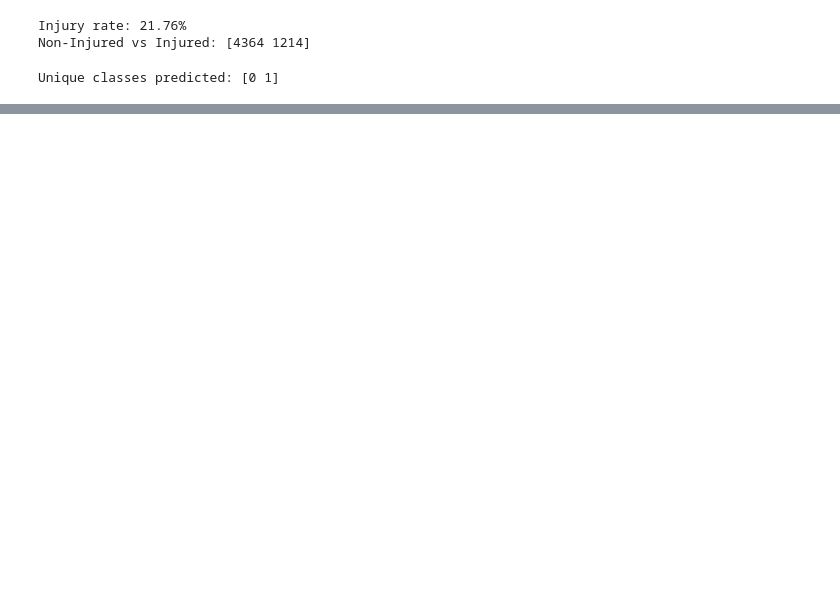
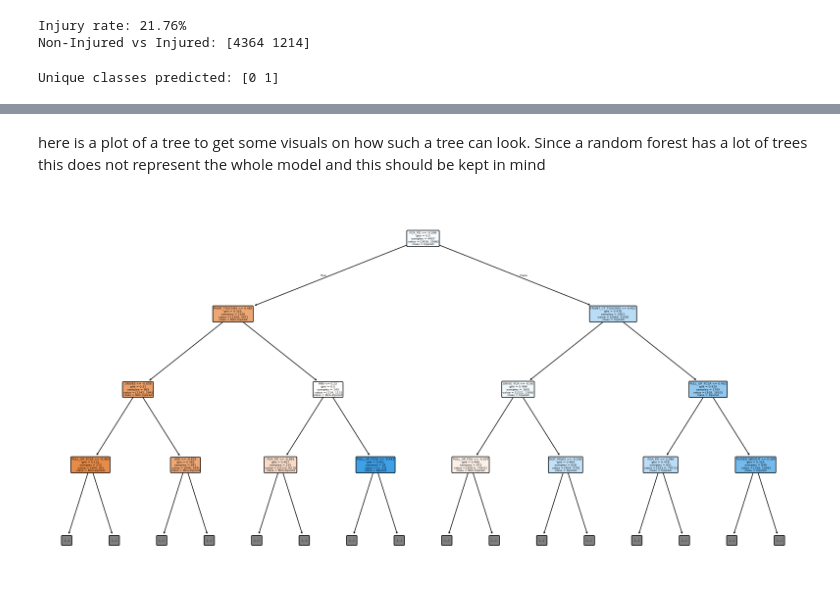
Before and after one commit to luciocanepa/data_science_project, a Jupyter notebook: random_forest.ipynb, the cells around one changed output, grey strips where cells are left out. Drawn from its saved outputs; the diff is of its cells as text; code cells hidden in the pictures; blank space fills up the shorter version.

```diff
--- a/random_forest.ipynb
+++ b/random_forest.ipynb
@@ -112,0 +112,22 @@ plt.show()
+# %% [markdown]
+here is a plot of a tree to get some visuals on how such a tree can look. Since a random forest has a lot of trees this does not represent the whole model and this should be kept in mind
+# %%
+
+from sklearn.tree import plot_tree
+
+# Pick one tree from the forest
+estimator = rf_model.estimators_[0]
+
+# Plot the tree
+plt.figure(figsize=(20, 10))
+plot_tree(
+    estimator,
+    feature_names=features,
+    class_names=["Non-Injured", "Injured"],
+    filled=True,
+    rounded=True,
+    max_depth=3  # Limit depth for readability
+)
+plt.show()
+# %% [output]
+[figure, added]
```
Also changed, not shown: parts of 4 cells of this notebook.
